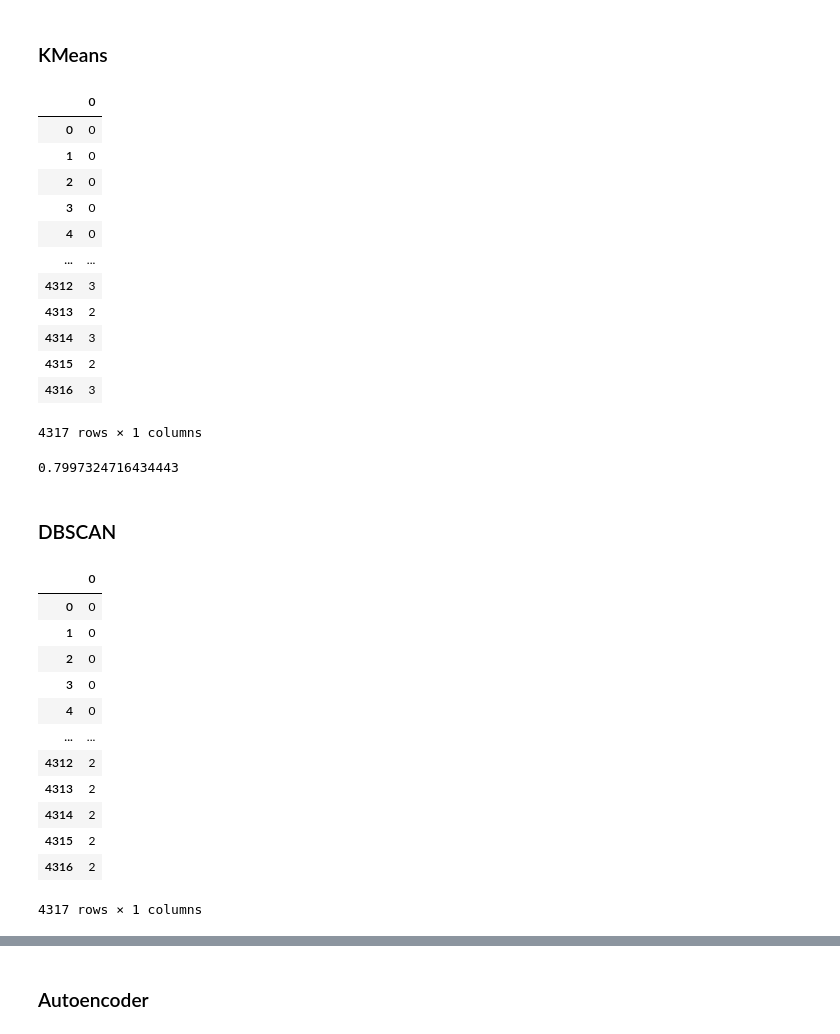
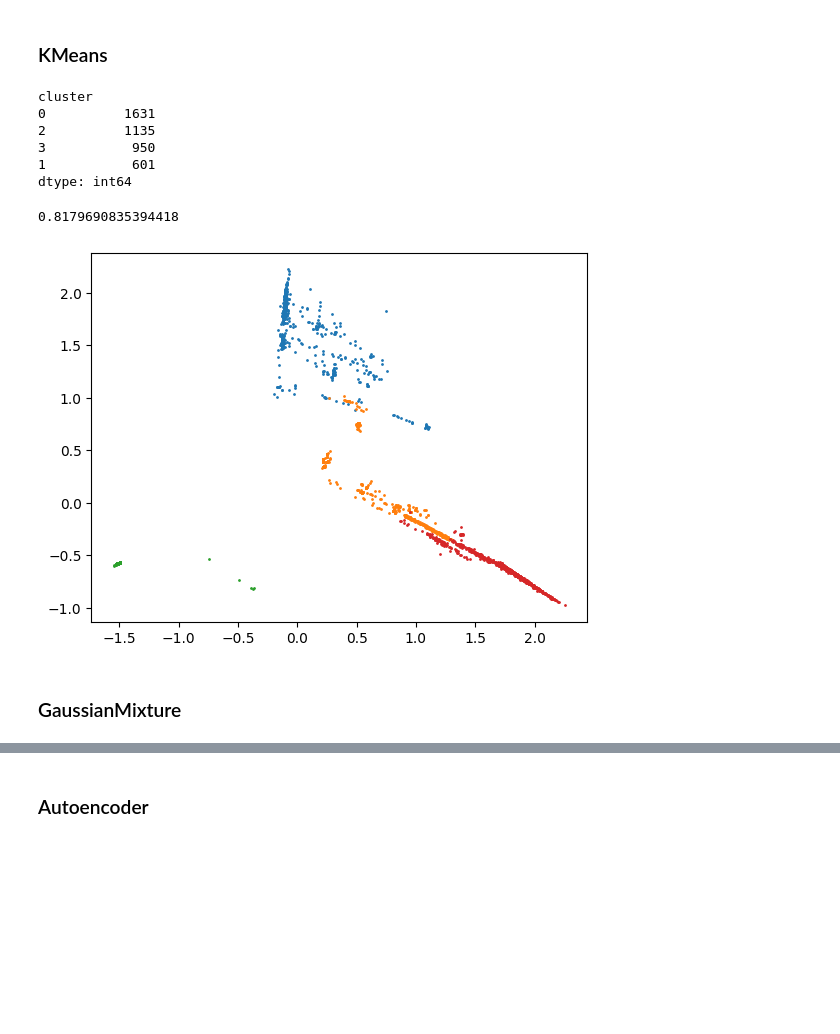
Before and after one commit to wei-coding/MLFN, a Jupyter notebook: Lab2/lab2.ipynb, the cells around one changed output, grey strips where cells are left out. Drawn from its saved outputs; the diff is of its cells as text; code cells hidden in the pictures; blank space fills up the shorter version.

```diff
--- a/Lab2/lab2.ipynb
+++ b/Lab2/lab2.ipynb
@@ -323,3 +262,14 @@ tf_data
+# %%
+def draw_cluster(df: pd.DataFrame):
+    lookup = {}
+    for i in range(df.shape[0]):
+        if lookup.get(df["cluster"][i]) is None:
+            lookup[df["cluster"][i]] = [(df["x"][i], df["y"][i])]
+        else:
+            lookup[df["cluster"][i]].append((df["x"][i], df["y"][i]))
+    for c, data in lookup.items():
+        tmp = pd.DataFrame(data, columns=["x", "y"])
+        plt.scatter(tmp["x"], tmp["y"], s=1)
 # %% [markdown]
 ### KMeans
 # %%
@@ -328,49 +278,26 @@ from sklearn.cluster import KMeans
 kmeans = KMeans(n_clusters=4)
 kmeans.fit(tf_data)
 
-cluster_labels = pd.DataFrame(kmeans.labels_)
-cluster_labels
+cluster_labels = pd.DataFrame(kmeans.labels_, columns=["cluster"])
+cluster_labels.value_counts()
 # %% [output]
-|  | 0 |
-| 0 | 0 |
-| 1 | 0 |
-| 2 | 0 |
-| 3 | 0 |
-| 4 | 0 |
-| ... | ... |
-| 4312 | 3 |
-| 4313 | 2 |
-| 4314 | 3 |
-| 4315 | 2 |
-| 4316 | 3 |
-4317 rows × 1 columns
+cluster
+0          1631
+2          1135
+3           950
+1           601
+dtype: int64
 # %%
 from sklearn.metrics import adjusted_mutual_info_score
 
-adjusted_mutual_info_score(ans["Cluster"], cluster_labels[0])
+adjusted_mutual_info_score(ans["Cluster"], cluster_labels['cluster'])
 # %% [output]
-0.7997324716434443
+0.8179690835394418
+# %%
+kmeans_clustering = cluster_labels.join(pd.DataFrame(reduced_data, columns=["x", "y"]))
+# %%
+draw_cluster(kmeans_clustering)
+# %% [output]
+[figure, added]
 # %% [markdown]
-### DBSCAN
+### GaussianMixture
-# %%
-from sklearn.cluster import DBSCAN
-
-db = DBSCAN(eps=0.5, min_samples=10)
-db.fit(tf_data)
-
-dbscan_labels = pd.DataFrame(db.labels_)
-dbscan_labels
-# %% [output]
-|  | 0 |
-| 0 | 0 |
-| 1 | 0 |
-| 2 | 0 |
-| 3 | 0 |
-| 4 | 0 |
-| ... | ... |
-| 4312 | 2 |
-| 4313 | 2 |
-| 4314 | 2 |
-| 4315 | 2 |
-| 4316 | 2 |
-4317 rows × 1 columns
```
Also changed, not shown: parts of 35 cells of this notebook, 4 other files.
